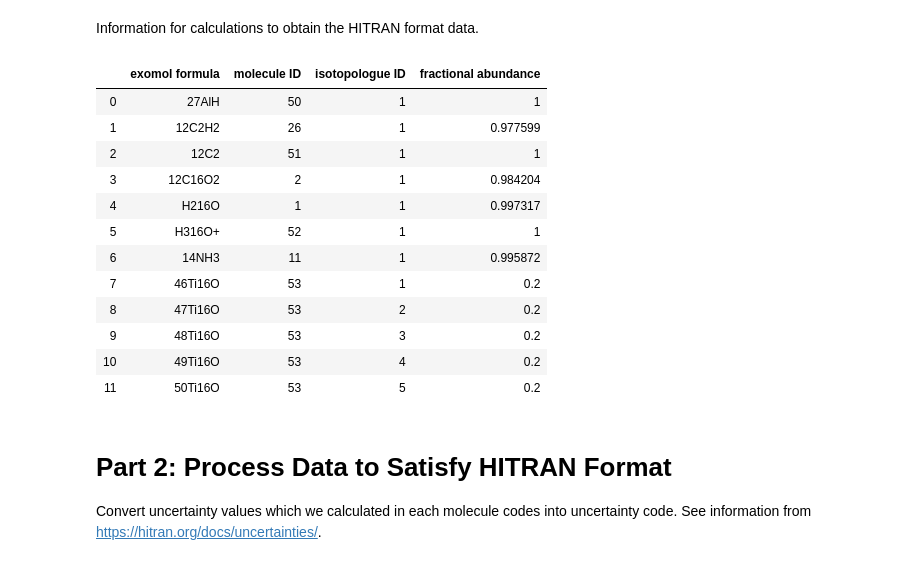
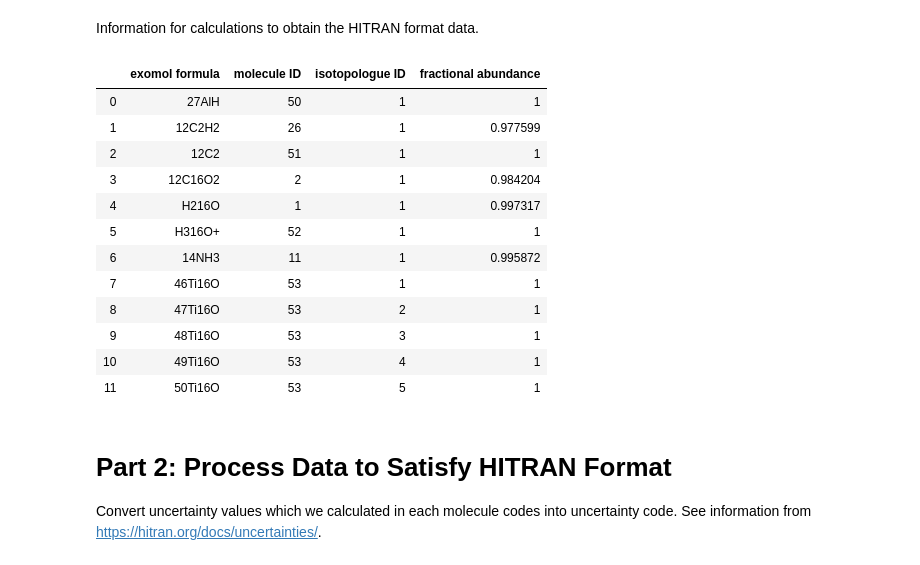
Before and after one commit to Beryl-Jingxin/ExoMolHR-MScProject, a Jupyter notebook: project/code/ipynb_with_sample_output/hitran.ipynb, the cells around one changed output. Cells and saved outputs as stored; diff of their text form; code cells hidden in the pictures.

Commit message:
Change fractional abundance of TiO and add uncertainty code 9

```diff
--- a/project/code/ipynb_with_sample_output/hitran.ipynb
+++ b/project/code/ipynb_with_sample_output/hitran.ipynb
@@ -72,24 +72,24 @@ Information for calculations to obtain the HITRAN format data.
 # %%
 hitran_online = pd.DataFrame()
 hitran_online['exomol formula'] = unc_formula['exomol formula']
 hitran_online['molecule ID'] = ['50','26','51','2','1','52','11','53','53','53','53','53']
 hitran_online['isotopologue ID'] = ['1','1','1','1','1','1','1','1','2','3','4','5']
-hitran_online['fractional abundance'] = ['1','0.977599','1','0.984204','0.997317','1','0.995872','0.2','0.2','0.2','0.2','0.2']
+hitran_online['fractional abundance'] = ['1','0.977599','1','0.984204','0.997317','1','0.995872','1','1','1','1','1']
 hitran_online
 # %% [output]
 |  | exomol formula | molecule ID | isotopologue ID | fractional abundance |
 | 0 | 27AlH | 50 | 1 | 1 |
 | 1 | 12C2H2 | 26 | 1 | 0.977599 |
 | 2 | 12C2 | 51 | 1 | 1 |
 | 3 | 12C16O2 | 2 | 1 | 0.984204 |
 | 4 | H216O | 1 | 1 | 0.997317 |
 | 5 | H316O+ | 52 | 1 | 1 |
 | 6 | 14NH3 | 11 | 1 | 0.995872 |
-| 7 | 46Ti16O | 53 | 1 | 0.2 |
-| 8 | 47Ti16O | 53 | 2 | 0.2 |
-| 9 | 48Ti16O | 53 | 3 | 0.2 |
-| 10 | 49Ti16O | 53 | 4 | 0.2 |
-| 11 | 50Ti16O | 53 | 5 | 0.2 |
+| 7 | 46Ti16O | 53 | 1 | 1 |
+| 8 | 47Ti16O | 53 | 2 | 1 |
+| 9 | 48Ti16O | 53 | 3 | 1 |
+| 10 | 49Ti16O | 53 | 4 | 1 |
+| 11 | 50Ti16O | 53 | 5 | 1 |
 # %% [markdown]
 # Part 2: Process Data to Satisfy HITRAN Format
 
```
Also changed, not shown: parts of 3 cells of this notebook, 1 other file.
